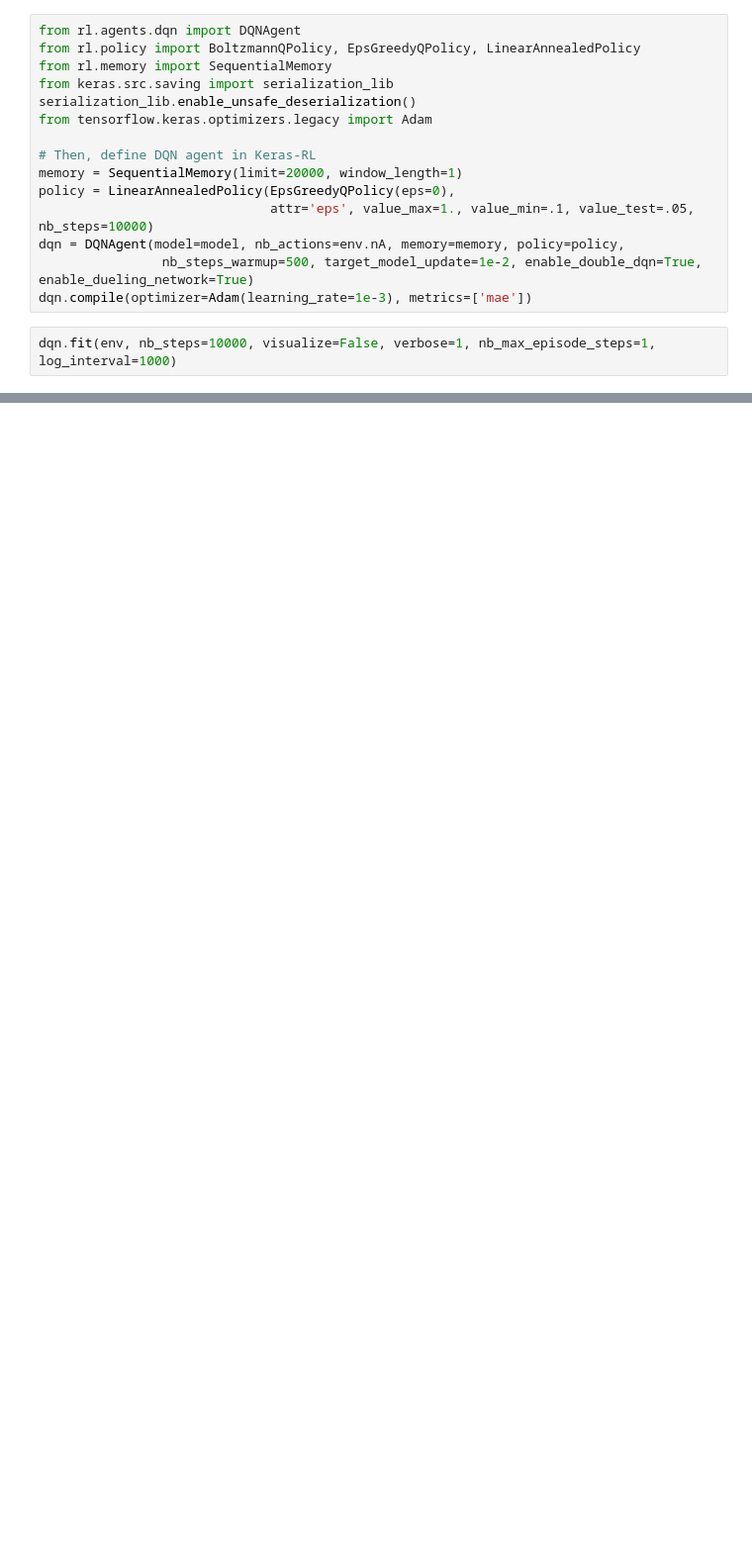
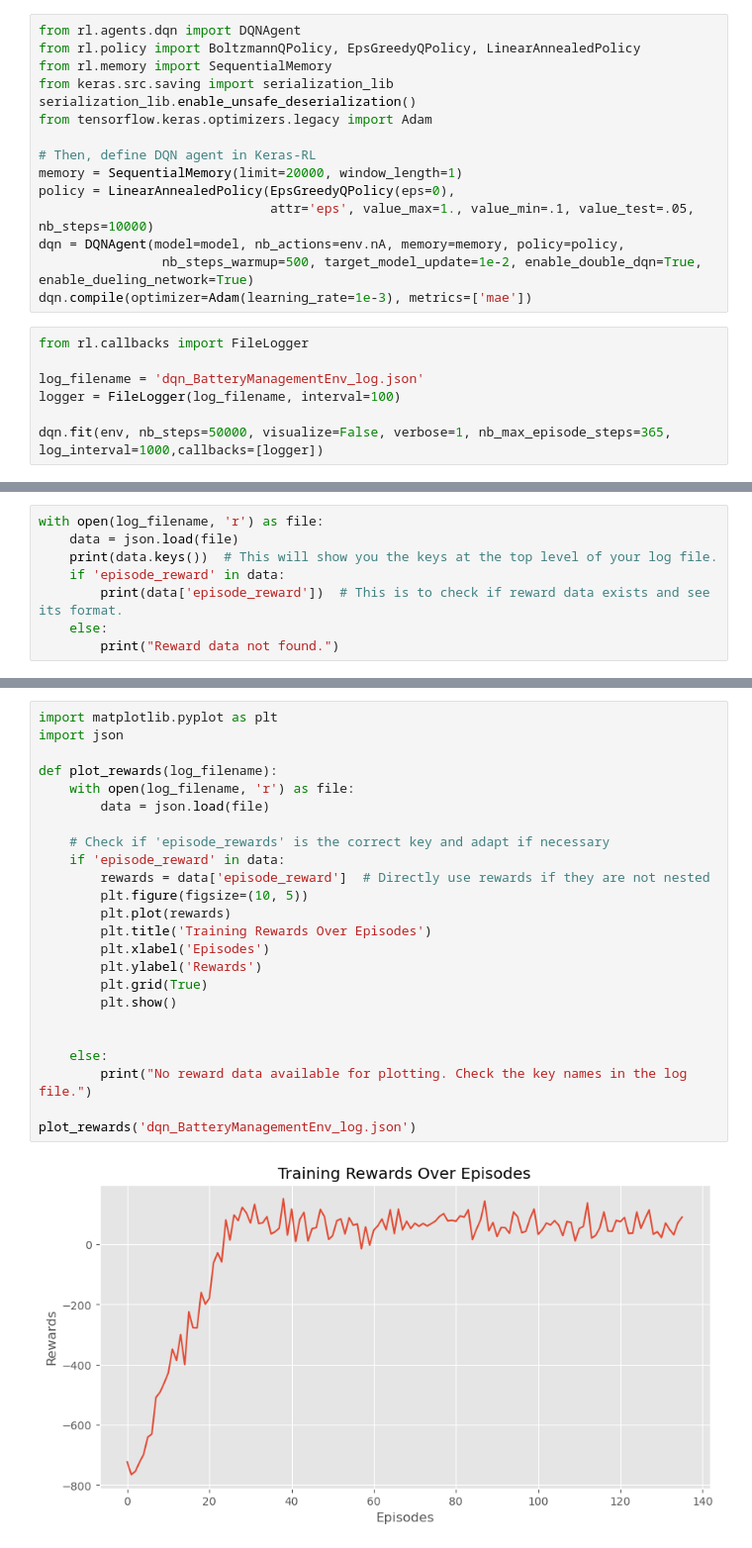
Before and after one commit to Linkschris/AdvancedBA, a Jupyter notebook: current_model/exercise_model.ipynb, the cells around one changed output, grey strips where cells are left out. Shown at 99% size. Drawn from its saved outputs; the diff is of its cells as text; blank space fills up the shorter version.

```diff
--- a/current_model/exercise_model.ipynb
+++ b/current_model/exercise_model.ipynb
@@ -102,5 +118,10 @@ dqn = DQNAgent(model=model, nb_actions=env.nA, memory=memory, policy=policy,
                 nb_steps_warmup=500, target_model_update=1e-2, enable_double_dqn=True, enable_dueling_network=True)
 dqn.compile(optimizer=Adam(learning_rate=1e-3), metrics=['mae'])
 # %%
-dqn.fit(env, nb_steps=10000, visualize=False, verbose=1, nb_max_episode_steps=1, log_interval=1000)
+from rl.callbacks import FileLogger
+
+log_filename = 'dqn_BatteryManagementEnv_log.json'
+logger = FileLogger(log_filename, interval=100)
+
+dqn.fit(env, nb_steps=50000, visualize=False, verbose=1, nb_max_episode_steps=365, log_interval=1000,callbacks=[logger])
 # %% [output]
@@ -126,0 +138,8 @@ done, took 77.202 seconds
+# %%
+with open(log_filename, 'r') as file:
+    data = json.load(file)
+    print(data.keys())  # This will show you the keys at the top level of your log file.
+    if 'episode_reward' in data:
+        print(data['episode_reward'])  # This is to check if reward data exists and see its format.
+    else:
+        print("Reward data not found.")
@@ -127,3 +149,29 @@ done, took 77.202 seconds
+# %%
+import matplotlib.pyplot as plt
+import json
+
+def plot_rewards(log_filename):
+    with open(log_filename, 'r') as file:
+        data = json.load(file)
+
+    # Check if 'episode_rewards' is the correct key and adapt if necessary
+    if 'episode_reward' in data:
+        rewards = data['episode_reward']  # Directly use rewards if they are not nested
+        plt.figure(figsize=(10, 5))
+        plt.plot(rewards)
+        plt.title('Training Rewards Over Episodes')
+        plt.xlabel('Episodes')
+        plt.ylabel('Rewards')
+        plt.grid(True)
+        plt.show()
+
+
+    else:
+        print("No reward data available for plotting. Check the key names in the log file.")
+
+plot_rewards('dqn_BatteryManagementEnv_log.json')
+# %% [output]
+[figure, added]
 # %%
 env_test = BatteryManagementEnv(1000)
 env_test.reset()
```
Also changed, not shown: parts of 12 cells of this notebook.
